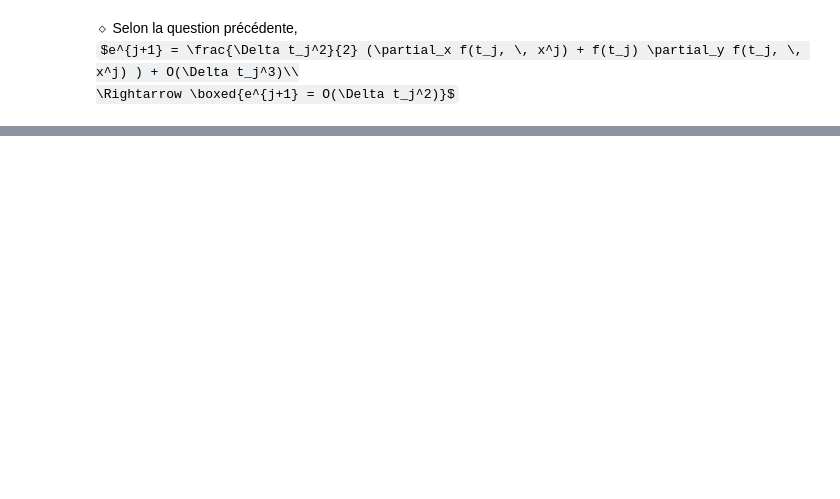
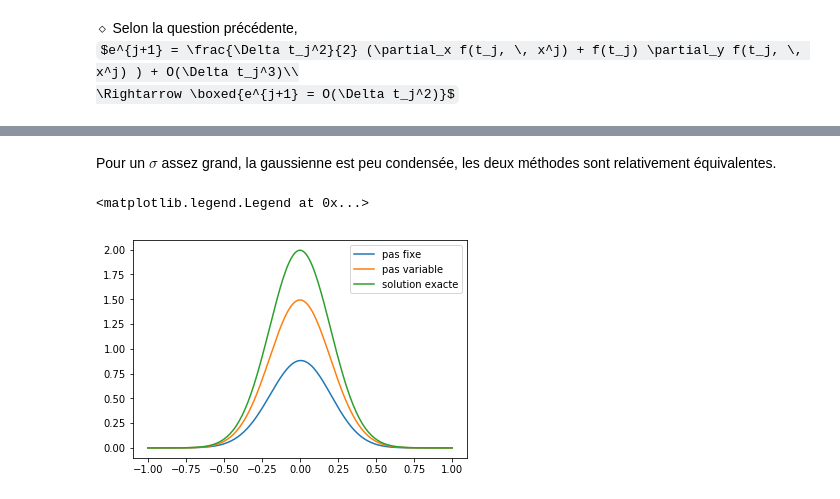
Before and after one commit to nathan-line/projet_MI_2, a Jupyter notebook: Projet MI #2.ipynb, the cells around one changed output, grey strips where cells are left out. Saved outputs shown, nothing was run; the diff lists cells and outputs as text; code cells hidden in the pictures; some formulas as TeX source; blank space fills up the shorter version.

```diff
--- a/Projet MI #2.ipynb
+++ b/Projet MI #2.ipynb
@@ -228,0 +323,15 @@ TypeError: f() missing 1 required positional argument: 'x'
+# %% [markdown]
+Pour un $\sigma$ assez grand, la gaussienne est peu condensée, les deux méthodes sont relativement équivalentes.
+# %%
+sigma = 0.2
+
+ts, xs = solve_ivp_euler_explicit_variable_step_t(h, -1,np.exp(-1/(2*sigma**2))/(sigma*np.sqrt(2*np.pi)) , 1)
+t1,x1 = solve_euler_explicit(h, np.exp(-1/(2*sigma**2))/(sigma*np.sqrt(2*np.pi)) , 0.01, -1, 1)
+
+plt.plot(t1, x1, label = 'pas fixe')
+plt.plot(ts, xs, label = 'pas variable')
+plt.plot(ts, gauss(ts), label = 'solution exacte')
+plt.legend()
+# %% [output]
+<matplotlib.legend.Legend at 0x...>
+[figure, added]
```
Also changed, not shown: parts of 31 cells of this notebook.
